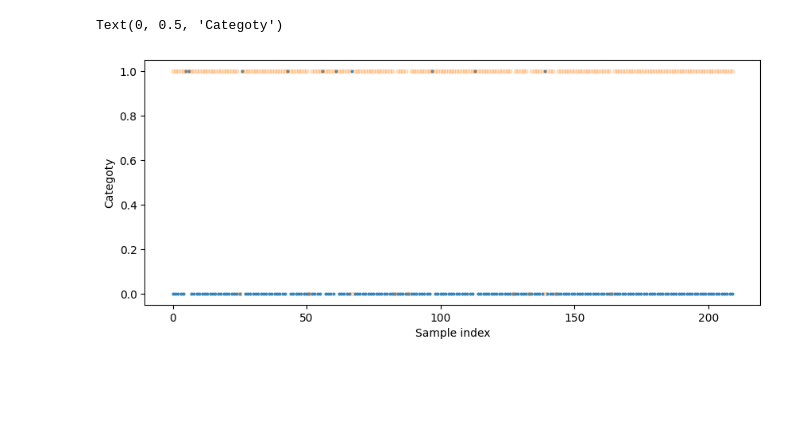
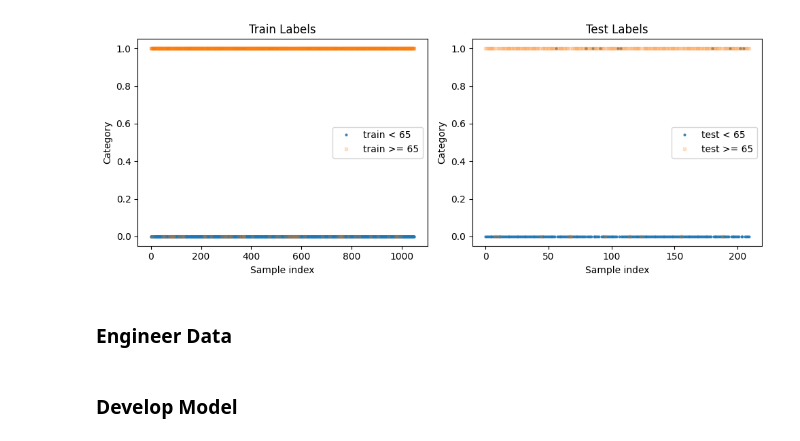
Before and after one commit to ariahosseini/DeepML, a Jupyter notebook: 001_TensorFlow_Proj_One_FFNN_RandomSamples.ipynb, the cells around one changed output. Cells and saved outputs as stored; diff of their text form; code cells hidden in the pictures; blank space fills up the shorter version.

```diff
--- a/001_TensorFlow_Proj_One_FFNN_RandomSamples.ipynb
+++ b/001_TensorFlow_Proj_One_FFNN_RandomSamples.ipynb
@@ -84,12 +249,26 @@ Text(0, 0.5, 'Categoty')
-# %%
-plt.figure(figsize=(10,4))
-plt.plot(test_labels[test_samples<65], 'o', markersize=2, alpha=.8)
-plt.plot(test_labels[test_samples>=65], 's', markersize=3, alpha=.2)
-plt.xlabel("Sample index")
-plt.ylabel("Categoty")
-# %% [output]
-Text(0, 0.5, 'Categoty')
-[figure, removed]
+# %%
+fig, axs = plt.subplots(1, 2, figsize=(10, 4))
+
+axs[0].plot(train_labels[train_samples < 65], 'o', markersize=2, alpha=0.8, label="train < 65")
+axs[0].plot(train_labels[train_samples >= 65], 's', markersize=3, alpha=0.2, label="train >= 65")
+axs[0].set_xlabel("Sample index")
+axs[0].set_ylabel("Category")
+axs[0].set_title("Train Labels")
+axs[0].legend()
+
+axs[1].plot(test_labels[test_samples < 65], 'o', markersize=2, alpha=0.8, label="test < 65")
+axs[1].plot(test_labels[test_samples >= 65], 's', markersize=3, alpha=0.2, label="test >= 65")
+axs[1].set_xlabel("Sample index")
+axs[1].set_ylabel("Category")
+axs[1].set_title("Test Labels")
+axs[1].legend()
+
+plt.tight_layout()
+plt.show()
+# %% [output]
+[figure, added]
+# %% [markdown]
+### Engineer Data
 # %%
 # scale data
 scaler = MinMaxScaler(feature_range=(0,1))
@@ -98,3 +277,5 @@ scaled_test_samples = scaler.transform(test_samples.reshape(-1,1))
+# %% [markdown]
+### Develop Model
 # %%
 # sequential model
 model = Sequential(
```
Also changed, not shown: parts of 52 cells of this notebook.
